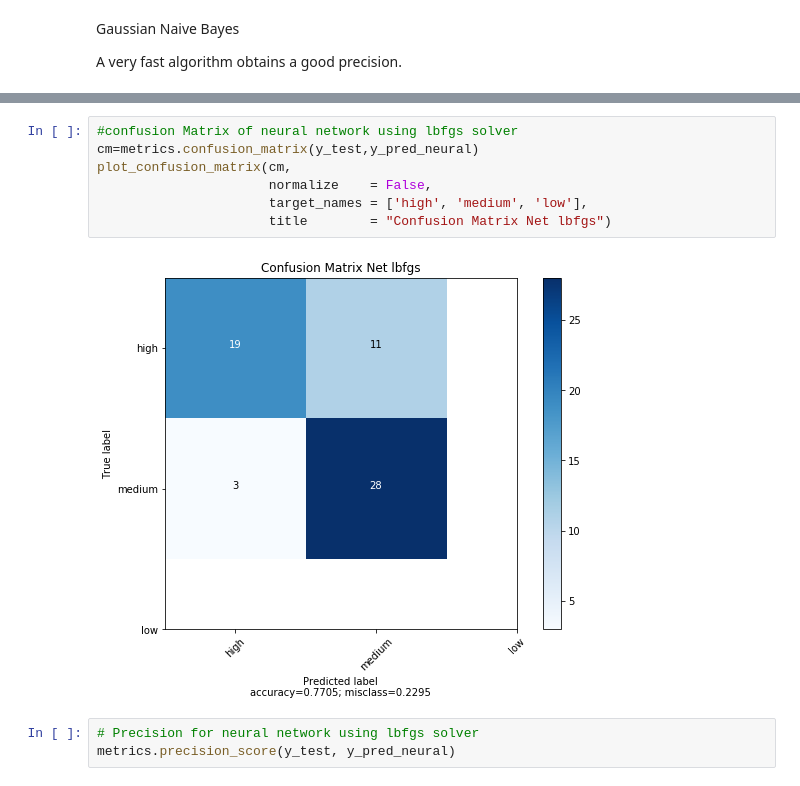
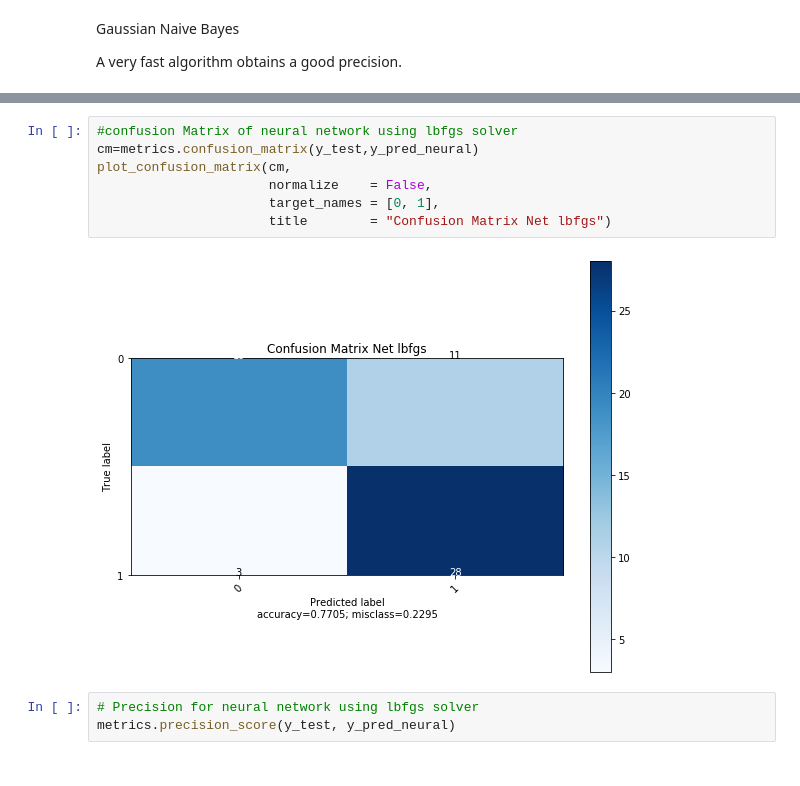
Before and after one commit to andres2050/HeartDisease_Project_IA, a Jupyter notebook: HeartDisease Project IA.ipynb, the cells around one changed output, grey strips where cells are left out. Saved outputs shown, nothing was run; the diff lists cells and outputs as text.

```diff
--- a/HeartDisease Project IA.ipynb
+++ b/HeartDisease Project IA.ipynb
@@ -370,12 +360,12 @@ Accuracy: 0.7704918032786885
 # %%
 #confusion Matrix of neural network using lbfgs solver
 cm=metrics.confusion_matrix(y_test,y_pred_neural)
 plot_confusion_matrix(cm,
                       normalize    = False,
-                      target_names = ['high', 'medium', 'low'],
+                      target_names = [0, 1],
                       title        = "Confusion Matrix Net lbfgs")
 # %% [output]
-[figure, old version]
+[figure, new version]
 # %%
 # Precision for neural network using lbfgs solver
 metrics.precision_score(y_test, y_pred_neural)
```
Also changed, not shown: parts of 12 cells of this notebook.
